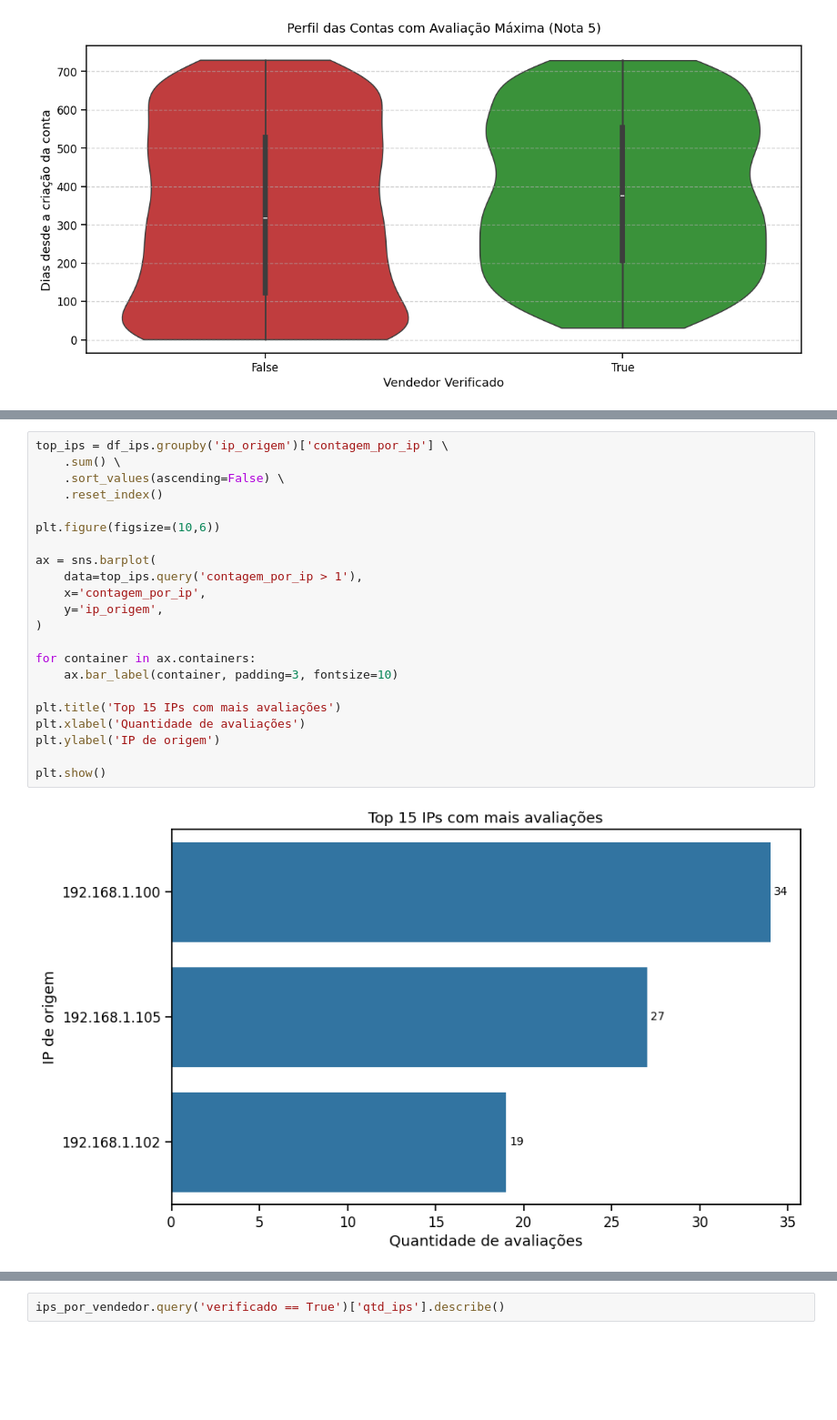
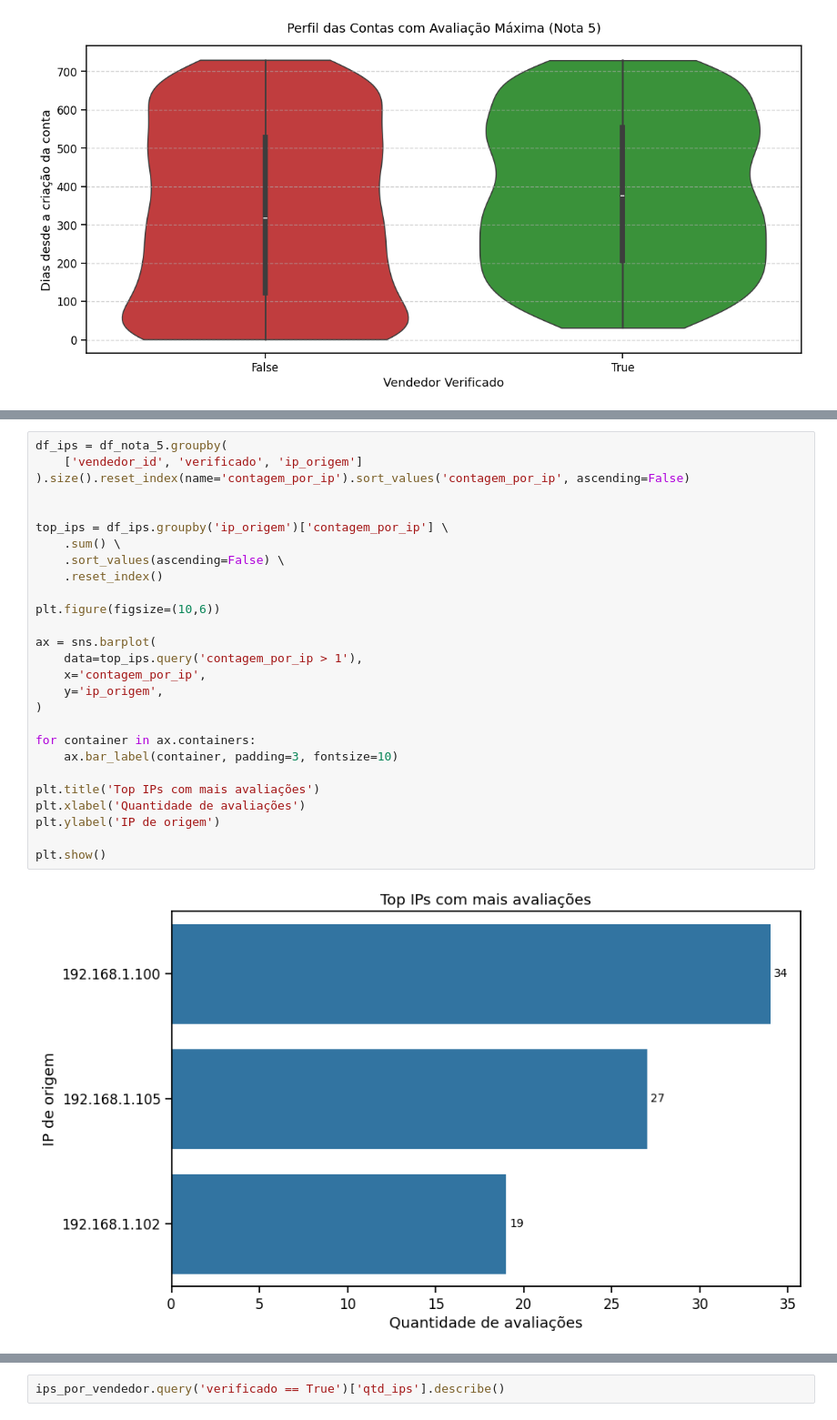
Before and after one commit to AlexDcoder/Opera-o-Marketplace-Fraude-em-E-commerce, a Jupyter notebook: notebooks/analysis.ipynb, the cells around one changed output, grey strips where cells are left out. Shown at 91% size. Saved outputs shown, nothing was run; the diff lists cells and outputs as text; blank space fills up the shorter version.

```diff
--- a/notebooks/analysis.ipynb
+++ b/notebooks/analysis.ipynb
@@ -738,24 +646,29 @@ df_ips
 # %%
+df_ips = df_nota_5.groupby(
+    ['vendedor_id', 'verificado', 'ip_origem']
+).size().reset_index(name='contagem_por_ip').sort_values('contagem_por_ip', ascending=False)
+
+
 top_ips = df_ips.groupby('ip_origem')['contagem_por_ip'] \
     .sum() \
     .sort_values(ascending=False) \
     .reset_index()
 
 plt.figure(figsize=(10,6))
 
 ax = sns.barplot(
     data=top_ips.query('contagem_por_ip > 1'),
     x='contagem_por_ip',
     y='ip_origem',
 )
 
 for container in ax.containers:
     ax.bar_label(container, padding=3, fontsize=10)
 
-plt.title('Top 15 IPs com mais avaliações')
+plt.title('Top IPs com mais avaliações')
 plt.xlabel('Quantidade de avaliações')
 plt.ylabel('IP de origem')
 
 plt.show()
 # %% [output]
-[figure, old version]
+[figure, new version]
```
Also changed, not shown: parts of 45 cells of this notebook.
